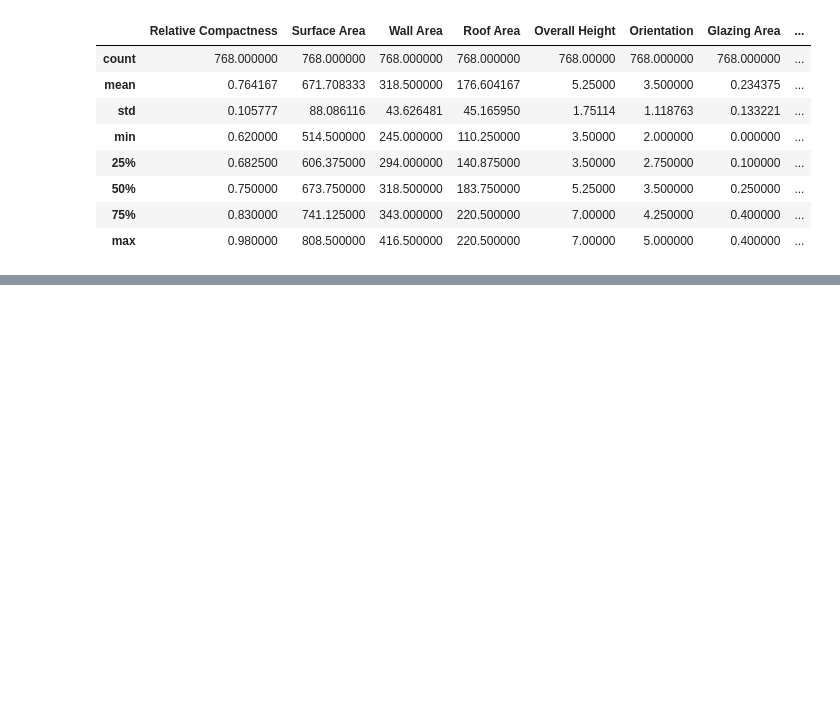
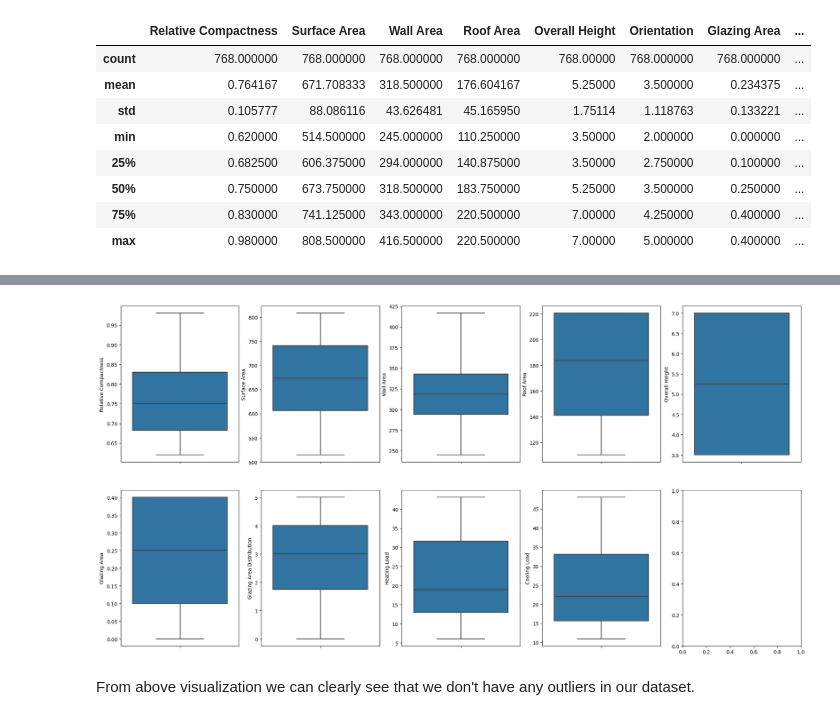
Before and after one commit to Harsha-Pulagam/Energy_Efficiency, a Jupyter notebook: notebooks/eda.ipynb, the cells around one changed output, grey strips where cells are left out. Cells and saved outputs as stored; diff of their text form; code cells hidden in the pictures; blank space fills up the shorter version.

```diff
--- a/notebooks/eda.ipynb
+++ b/notebooks/eda.ipynb
@@ -160,0 +185,12 @@ plt.tight_layout(pad=0.4, w_pad=0.5, h_pad=5.0)
+# %%
+fig, axs = plt.subplots(ncols=5, nrows=2, figsize=(20, 10))
+index = 0
+axs = axs.flatten()
+for k,v in numerical_col.items():
+    sns.boxplot(y=k, data=numerical_col, ax=axs[index])
+    index += 1
+plt.tight_layout(pad=0.4, w_pad=0.5, h_pad=5.0)
+# %% [output]
+[figure, added]
+# %% [markdown]
+From above visualization we can clearly see that we don't have any outliers in our dataset.
```
Also changed, not shown: parts of 12 cells of this notebook.
